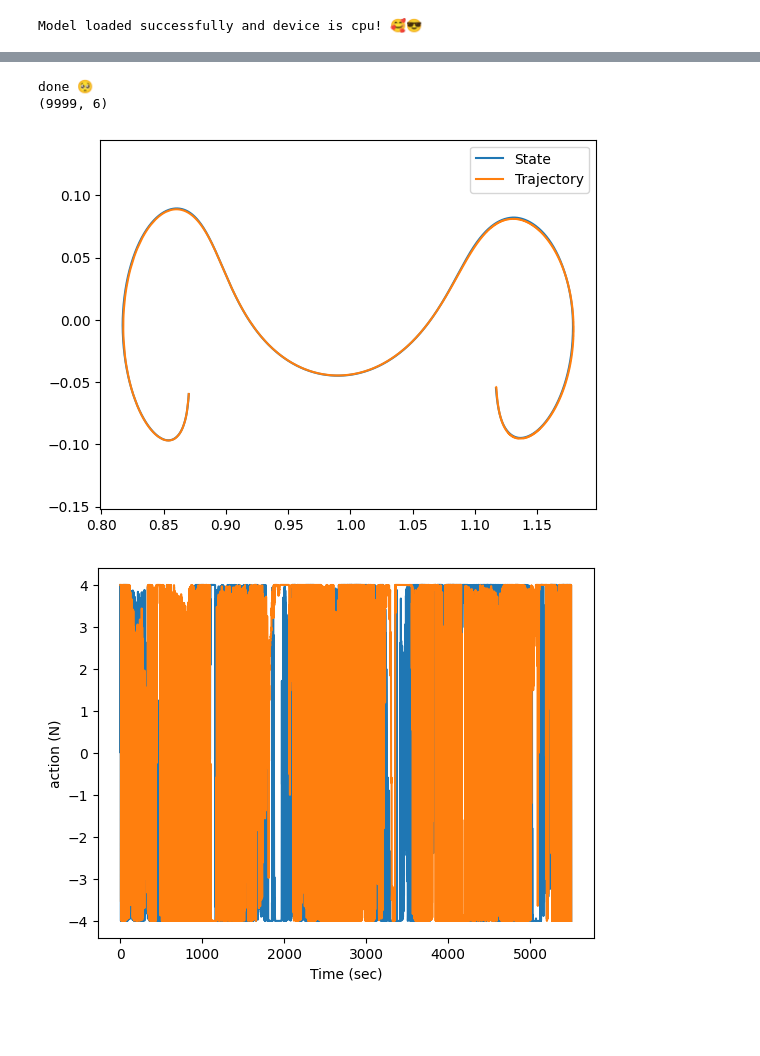
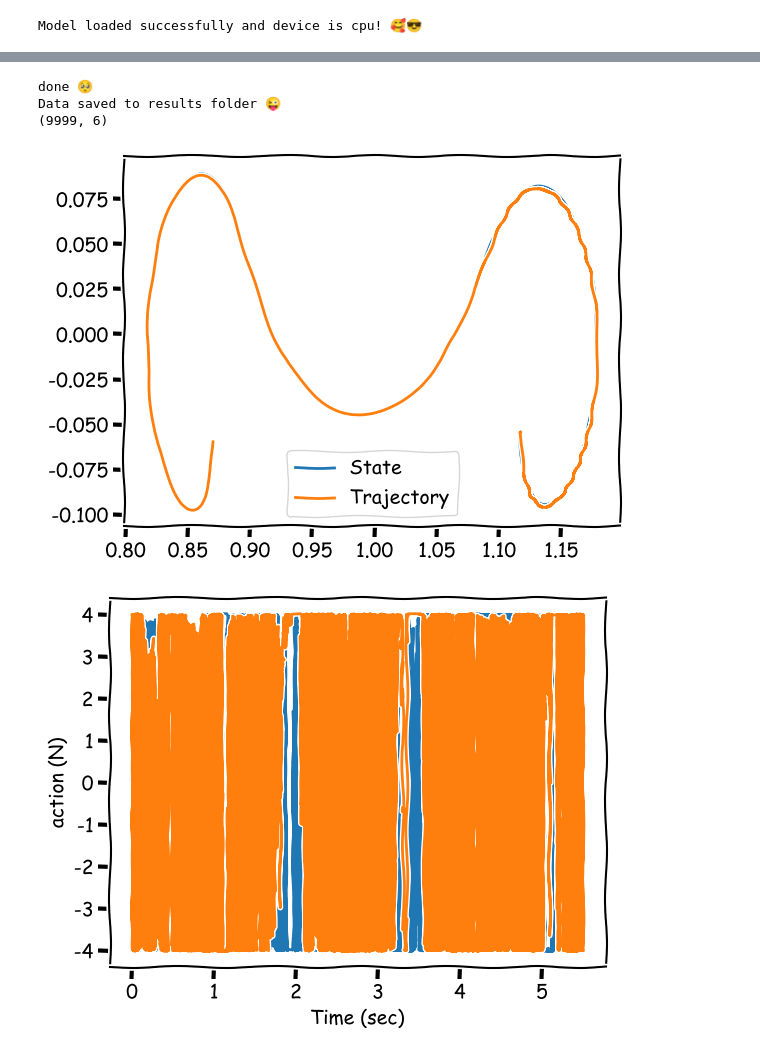
Before and after one commit to alibaniasad1999/master-thesis, a Jupyter notebook: Code/Python/TBP/DDPG/DDPG_TBP.ipynb, the cells around one changed output, grey strips where cells are left out. Drawn from its saved outputs; the diff is of its cells as text; code cells hidden in the pictures; blank space fills up the shorter version.

```diff
--- a/Code/Python/TBP/DDPG/DDPG_TBP.ipynb
+++ b/Code/Python/TBP/DDPG/DDPG_TBP.ipynb
@@ -595,12 +600,13 @@ ddpg.test()
 #     plt.plot(states[:,i])
 #     plt.show()
 # %%
-ddpg.test()
+ddpg.test(save_data=True, fun_mode=True)
 # %% [output]
 done 🥺
+Data saved to results folder 😜
 (9999, 6)
-[figure, old version]
+[figure, new version]
-[figure, old version]
+[figure, new version]
 # %%
 # ddpg.save()
 # %%
```
Also changed, not shown: parts of 3 cells of this notebook, 8 other files.
